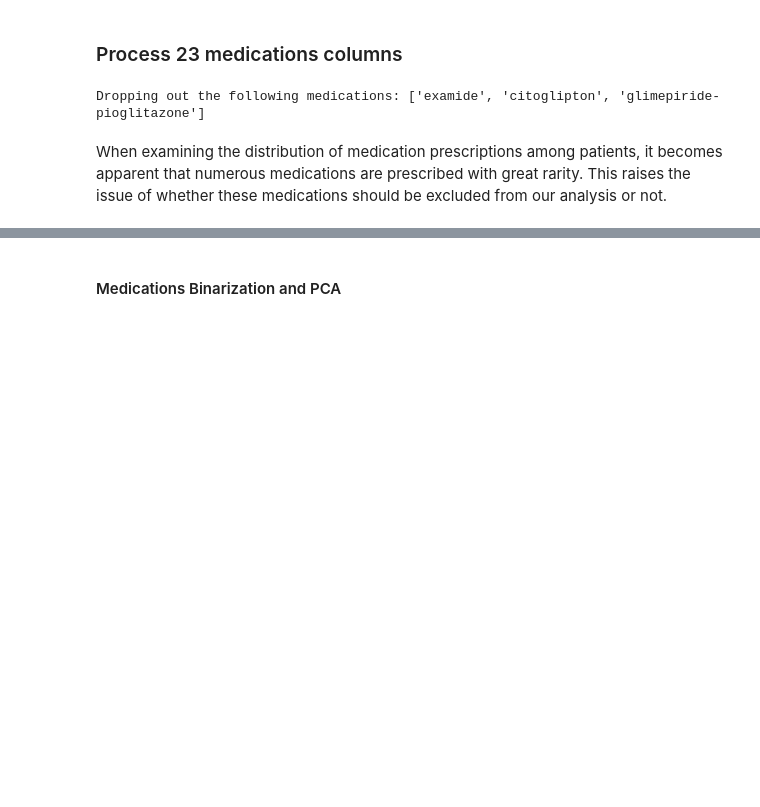
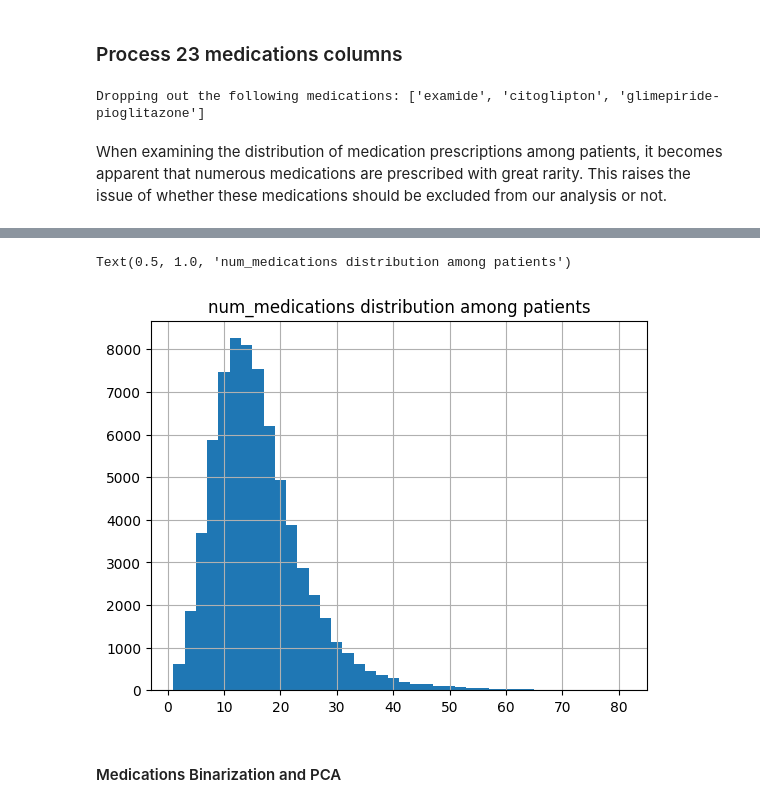
Before and after one commit to DiklaGelbard/kaggle_notebooks, a Jupyter notebook: diabetes_dataset.ipynb, the cells around one changed output, grey strips where cells are left out. Drawn from its saved outputs; the diff is of its cells as text; code cells hidden in the pictures; blank space fills up the shorter version.

```diff
--- a/diabetes_dataset.ipynb
+++ b/diabetes_dataset.ipynb
@@ -253,3 +297,10 @@ medications_value_counts.plot.bar(stacked=True)
+# %%
+#@title Number of medications per patient - distribution
+data.num_medications.hist(bins=40)
+plt.title("num_medications distribution among patients")
+# %% [output]
+Text(0.5, 1.0, 'num_medications distribution among patients')
+[figure, added]
 # %% [markdown]
 #### Medications Binarization and PCA
 # %%
```
Also changed, not shown: parts of 66 cells of this notebook.
